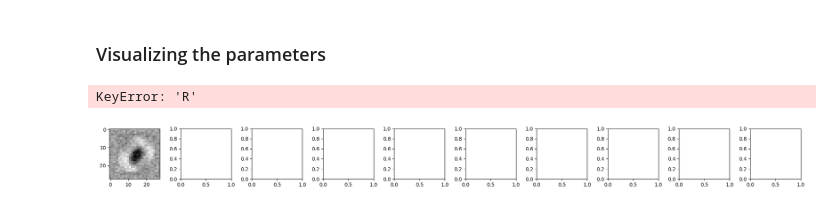
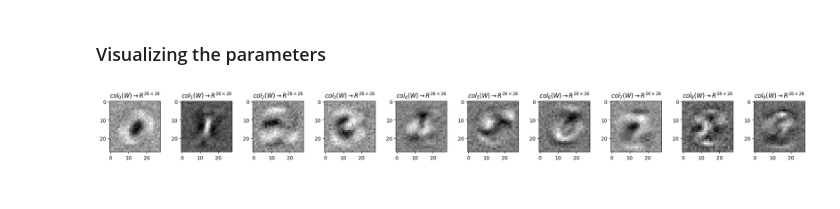
Before and after one commit to eduardo-vv/ML-StudentProjects, a Jupyter notebook: MNIST_logistic_regression_pytorch.ipynb, the cells around one changed output. Saved outputs shown, nothing was run; the diff lists cells and outputs as text; code cells hidden in the pictures.

```diff
--- a/MNIST_logistic_regression_pytorch.ipynb
+++ b/MNIST_logistic_regression_pytorch.ipynb
@@ -111,10 +111,11 @@ Test accuracy: 0.9020000100135803
 # %%
 fig, ax = plt.subplots(1, 10, figsize=(20, 2))
 fig.tight_layout()
 for i in range(10):
     w_i = W[:, i].detach()
     ax[i].imshow(w_i.view(28,28), cmap='gray', label = "{}".format(i))
-    ax[i].set_title(r"$col_{}(W)\to \mathbb{{R}}^{{28\times 28}}$".format(i))
+    #this line works fine on VSCode, though not here
+    #ax[i].set_title(r"$col_{}(W)\to \mathbb{{R}}^{{28\times 28}}$".format(i))
+    ax[i].set_title(r"$col_{}(W)\to R^{{28\times 28}}$".format(i))
 # %% [output]
-KeyError: 'R'
-[figure, old version]
+[figure, new version]
```
Also changed, not shown: parts of 1 cell of this notebook.
